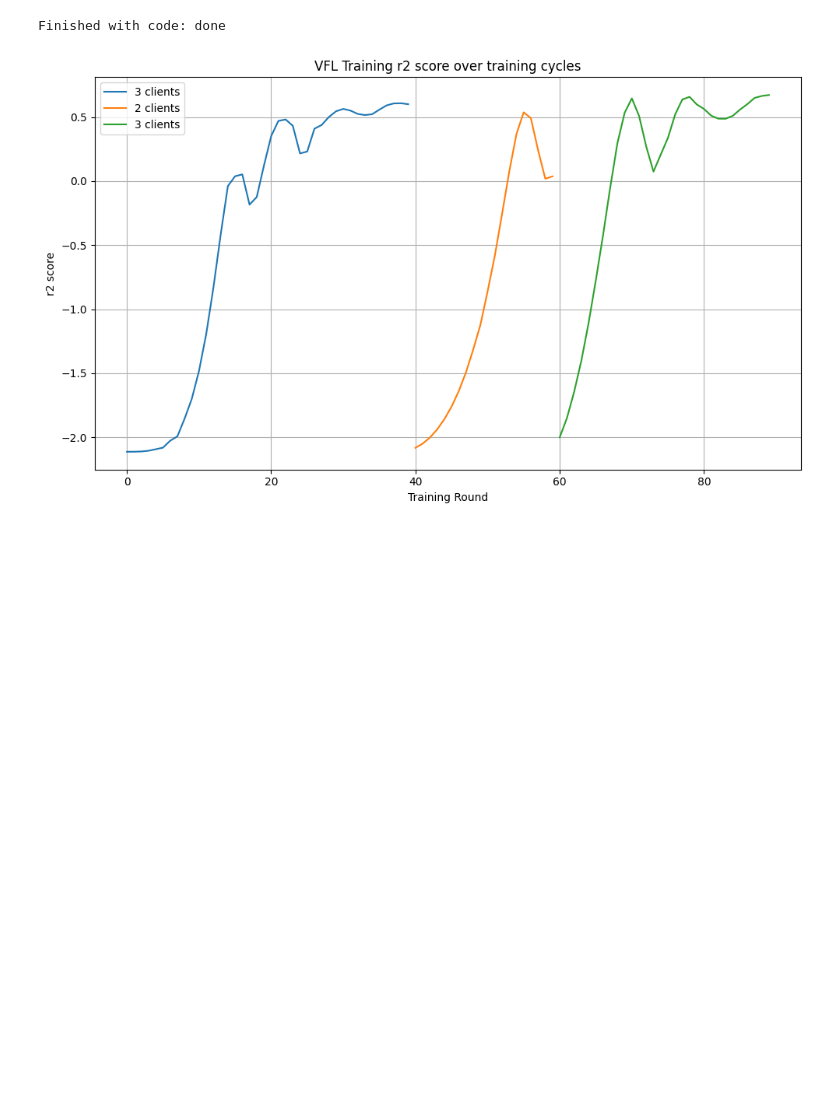
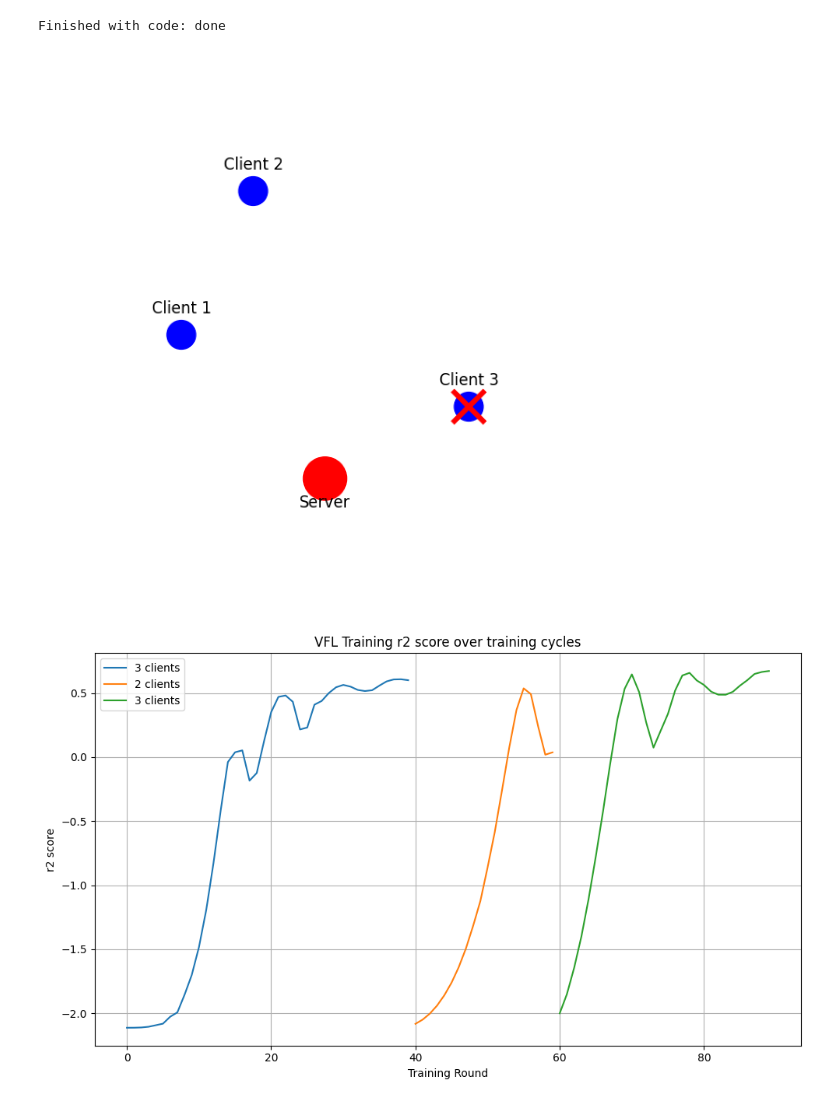
Before and after one commit to DYNAMOS-UVA/Scattered-Directive, a Jupyter notebook: fabric/management_tools.ipynb, the cells around one changed output. Saved outputs shown, nothing was run; the diff lists cells and outputs as text; code cells hidden in the pictures; blank space fills up the shorter version.

```diff
--- a/fabric/management_tools.ipynb
+++ b/fabric/management_tools.ipynb
@@ -246,3 +245,87 @@ print("Finished with code: " + str(status))
 # %% [output]
 [figure]
 Finished with code: done
+# %%
+%matplotlib widget
+import matplotlib.pyplot as plt
+import matplotlib.animation as animation
+from matplotlib.patches import FancyArrowPatch
+
+
+def get_animation(block_client3=False):
+
+    client_positions = [(1, 3), (2, 5), (5, 2)]
+    server_position = (3, 1)
+
+    fig, ax = plt.subplots(figsize=(6, 6))
+    ax.set_xlim(0, 6)
+    ax.set_ylim(0, 6)
+    ax.set_aspect('equal')
+    ax.axis('off')
+
+    # Draw clients and server
+    for i, pos in enumerate(client_positions):
+        ax.add_patch(plt.Circle(pos, 0.2, color='blue'))
+    ax.add_patch(plt.Circle(server_position, 0.3, color='red'))
+
+    # Add labels
+    for idx, pos in enumerate(client_positions, 1):
+        ax.text(pos[0], pos[1]+0.3, f'Client {idx}', ha='center', fontsize=12)
+    ax.text(server_position[0], server_position[1]-0.4, 'Server', ha='center', fontsize=12)
+
+    blocked_idx = 2  # Index of client to block (Client 3)
+
+    # Draw red X for client 3 if blocked
+    if block_client3:
+        bx, by = client_positions[blocked_idx]
+        xsize = 0.2
+        ax.plot([bx-xsize, bx+xsize], [by-xsize, by+xsize], color='red', lw=4)
+        ax.plot([bx-xsize, bx+xsize], [by+xsize, by-xsize], color='red', lw=4)
+
+    # Prepare arrows: one for each client
+    arrows = []
+    for idx, pos in enumerate(client_positions):
+        if block_client3 and idx == blocked_idx:
+            arrows.append(None)
+            continue
+        arrow = FancyArrowPatch(
+            posA=pos, posB=pos,
+            arrowstyle='->', mutation_scale=25, color='green', lw=3
+        )
+        ax.add_patch(arrow)
+        arrows.append(arrow)
+
+    def interpolate(posA, posB, f):
+        return (posA[0] + f*(posB[0]-posA[0]), posA[1] + f*(posB[1]-posA[1]))
+
+    def animate(frame):
+        n_frames = 40
+        phase = (frame % n_frames) / n_frames
+        for idx, pos in enumerate(client_positions):
+            if block_client3 and idx == blocked_idx:
+                continue  # No arrows for blocked client
+            if phase < 0.5:
+                # Send: arrows grow from client towards server
+                f = phase * 2
+                start = pos
+                end = interpolate(pos, server_position, f)
+                arrows[idx].set_positions(start, end)
+                arrows[idx].set_color('green')
+            else:
+                # Response: arrows grow from server towards client
+                f = (phase - 0.5) * 2
+                start = server_position
+                end = interpolate(server_position, pos, f)
+                arrows[idx].set_positions(start, end)
+                arrows[idx].set_color('orange')
+        # Only returning visible arrows for blitting
+        return [a for a in arrows if a is not None]
+
+    ani = animation.FuncAnimation(fig, animate, frames=80, interval=100, blit=True)
+    return ani
+
+# ani = get_animation(False)
+ani = get_animation(True)
+plt.show()
+# %% [output]
+[figure, added]
```
Also changed, not shown: parts of 2 cells of this notebook, 1 other file.
